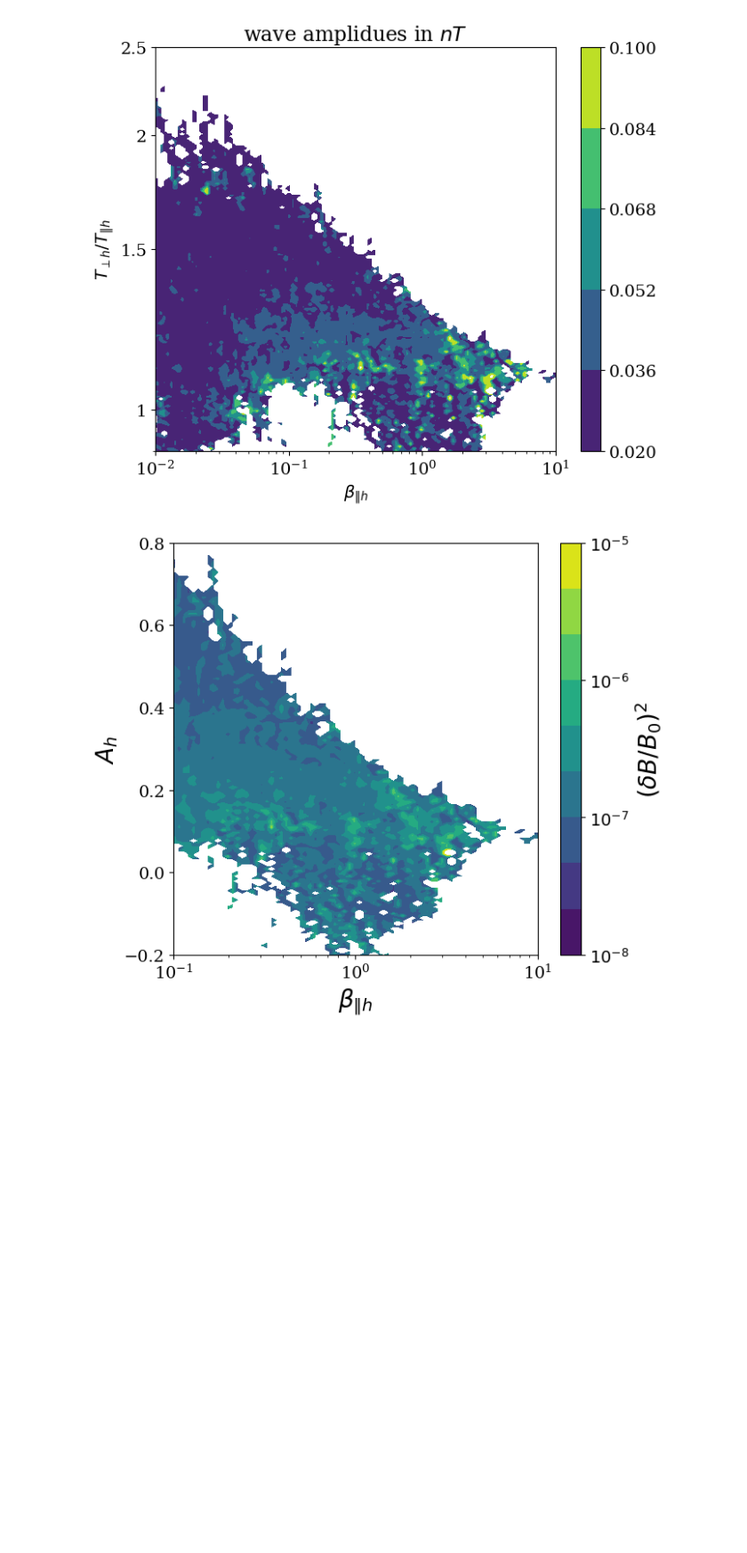
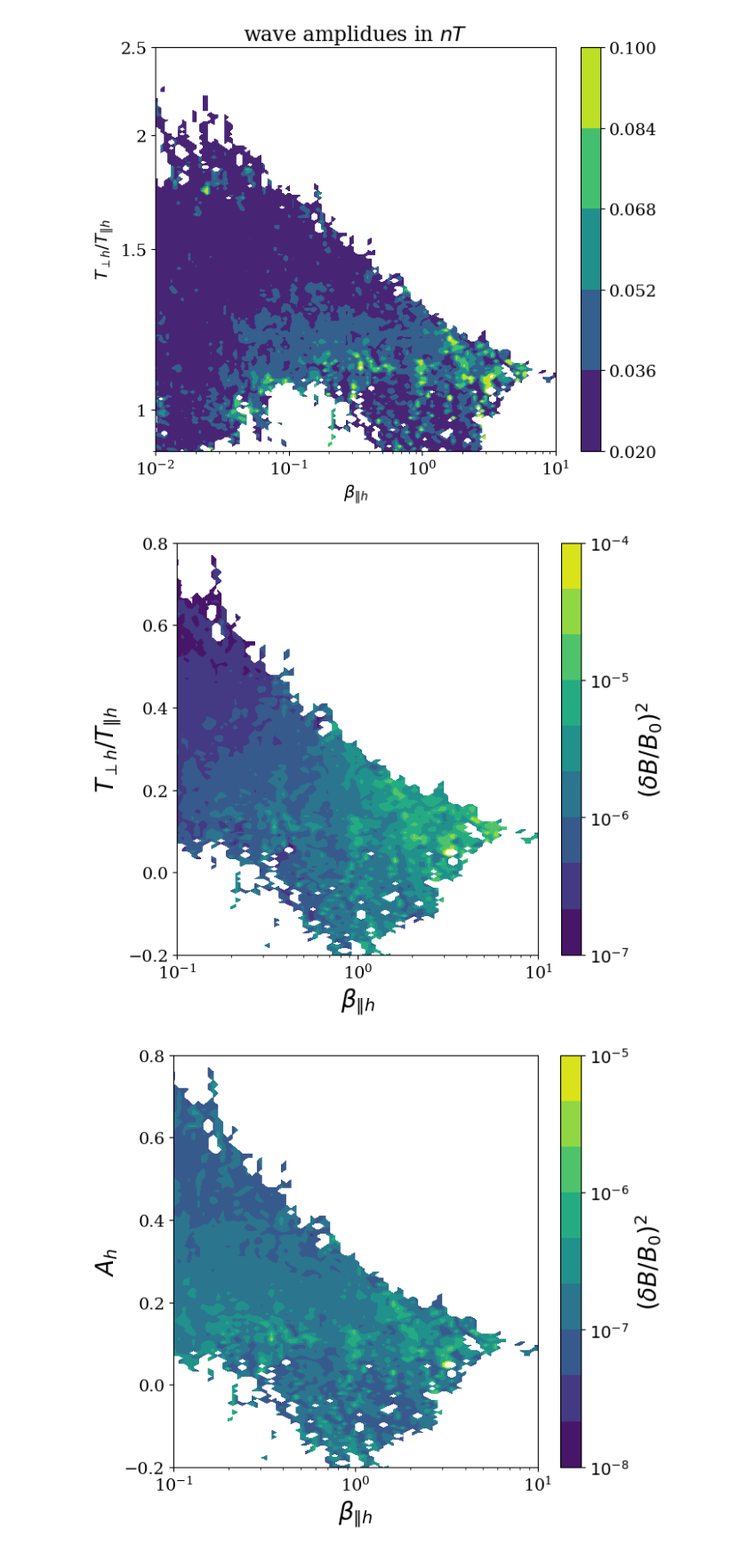
Before and after one commit to opaliss/QLT_whistler, a Jupyter notebook: joon_data_themis.ipynb, the cells around one changed output. Shown: that part at 89% size. Cells and saved outputs as stored; diff of their text form; code cells hidden in the pictures; blank space fills up the shorter version.

Commit message:
update Joon's data

```diff
--- a/joon_data_themis.ipynb
+++ b/joon_data_themis.ipynb
@@ -17,6 +17,6 @@ matplotlib.rc('xtick', labelsize=14)
 matplotlib.rc('ytick', labelsize=14)
 import matplotlib.patheffects as mpe
 # %%
-data = scipy.io.readsav("data/joon/THEMIS_SHARE.sav", verbose=True, python_dict=True)
+data = scipy.io.readsav("data/joon/THEMIS_SHARE_v2.sav", verbose=True, python_dict=True)
 # %% [output]
 --------------------------------------------------
@@ -145,6 +145,27 @@ plt.tight_layout()
 plt.savefig("figs/joon/wave_amplitude.png", dpi=300)
 # %% [output]
 [figure]
+# %%
+fig, ax = plt.subplots(figsize=(7, 6))
+
+levels = np.linspace(-7, -4, 10)
+pos = ax.contourf(data["beta_bin"], data["t_bin"]-1, np.log10(data["wave_energy"]), cmap="viridis", levels=levels)
+
+ax.set_xscale("log")
+ax.set_xlim(1e-1, 10)
+ax.set_ylim(-0.2, 0.8)
+
+ax.set_xlabel(r"$\beta_{\|h}$", fontsize=20)
+ax.set_ylabel(r"$T_{\perp h}/T_{\| h}$", fontsize=20)
+
+cbar = fig.colorbar(pos, ticks=[-4, -5, -6, -7])
+cbar.ax.set_yticklabels(['$10^{-4}$', '$10^{-5}$', '$10^{-6}$', '$10^{-7}$'])
+cbar.set_label(r"$(\delta B/B_{0})^2$", fontsize=20)
+
+plt.tight_layout()
+plt.savefig("figs/joon/wave_energy.png", dpi=300)
+# %% [output]
+[figure, added]
 # %%
 fig, ax = plt.subplots(figsize=(7, 6))
 
```
Also changed, not shown: parts of 1 cell of this notebook.
